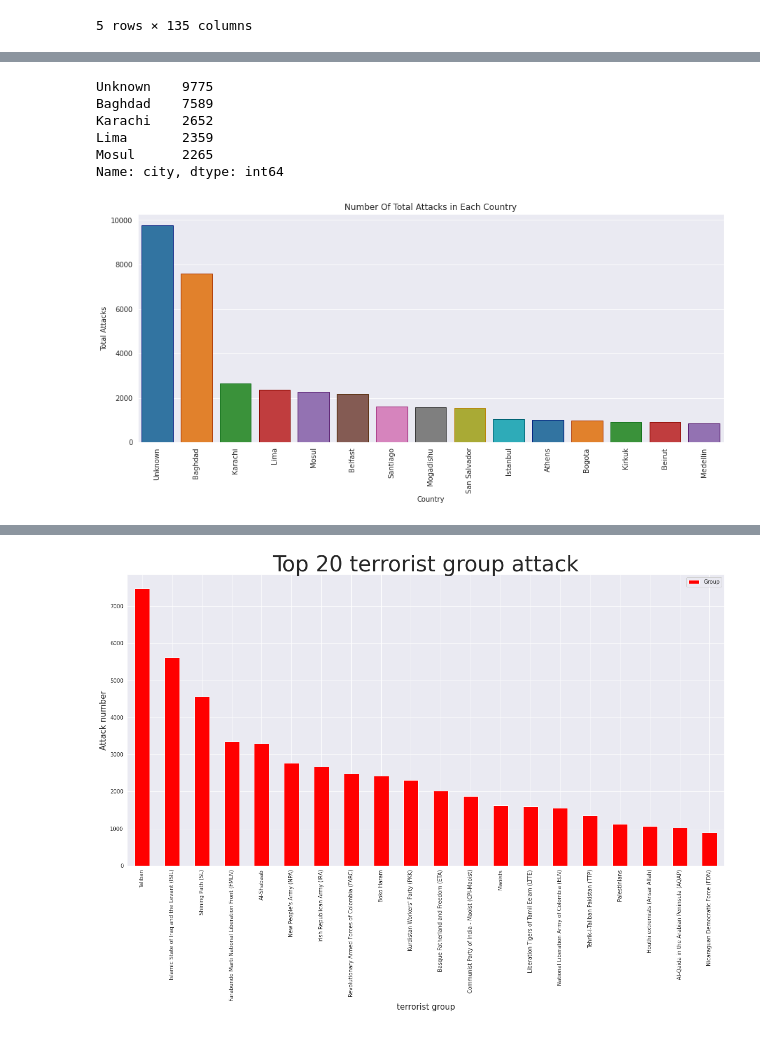
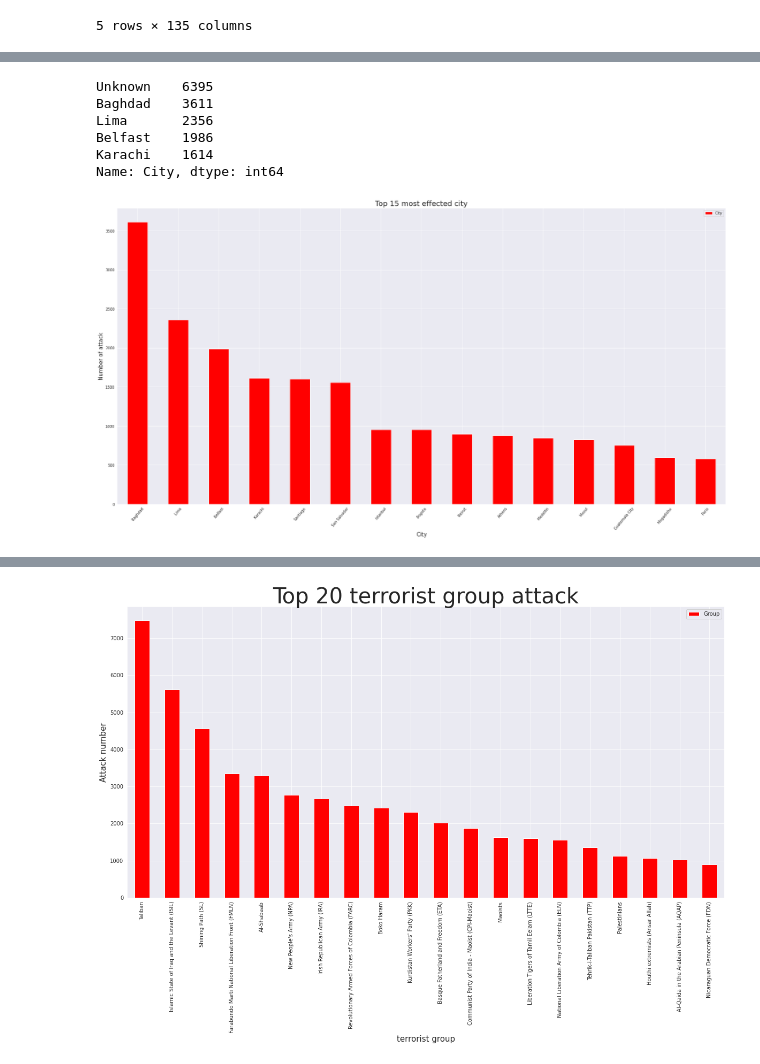
Before and after one commit to Shanvisingh/Prediction-using-Supervised-ML, a Jupyter notebook: Untitled11.ipynb, the cells around one changed output, grey strips where cells are left out. Cells and saved outputs as stored; diff of their text form; code cells hidden in the pictures.

```diff
--- a/Untitled11.ipynb
+++ b/Untitled11.ipynb
@@ -171,21 +190,22 @@ plt.show()
-# %%
-attack = df.city.value_counts()[:5]
-attack
-# %% [output]
-Unknown    9775
-Baghdad    7589
-Karachi    2652
-Lima       2359
-Mosul      2265
-Name: city, dtype: int64
-# %%
-plt.subplots(figsize=(15,6))
-country_attacks = df.city.value_counts()[:15].reset_index()
-country_attacks.columns = ['Country', 'Total Attacks']
-sns.barplot(x=country_attacks.Country, y=country_attacks['Total Attacks'], palette= 'tab10',edgecolor=sns.color_palette('dark',10))
-plt.xticks(rotation=90)
-plt.title('Number Of Attacks in Each Country')
-plt.show()
-# %% [output]
-[figure, removed]
+# %%
+#To count the top 5 city which faced maximum attacks
+attack = df.City.value_counts()[:5]
+attack
+# %% [output]
+Unknown    6395
+Baghdad    3611
+Lima       2356
+Belfast    1986
+Karachi    1614
+Name: City, dtype: int64
+# %%
+#To plot total number of attacks VS city
+df['City'].value_counts().to_frame().sort_values('City',axis=0,ascending=False).drop('Unknown').head(15).plot(kind='bar',figsize=(30,15),color='red')
+plt.xticks(rotation = 50)
+plt.xlabel("City",fontsize=15)
+plt.ylabel("Number of attack",fontsize=15)
+plt.title("Top 15 most effected city",fontsize=20)
+plt.show()
+# %% [output]
+[figure, added]
 # %%
```
Also changed, not shown: parts of 24 cells of this notebook.
